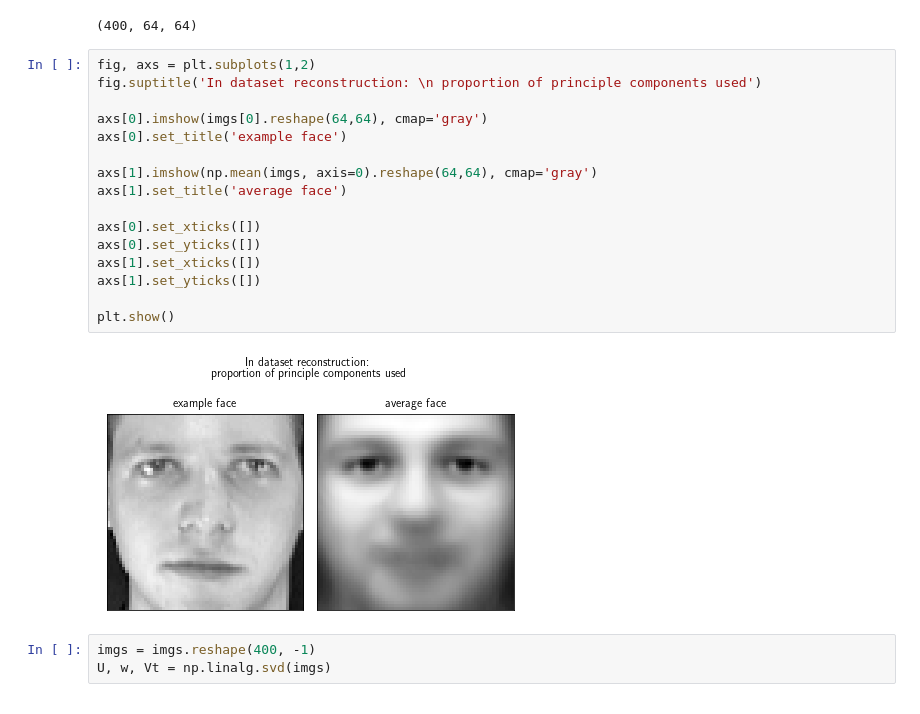
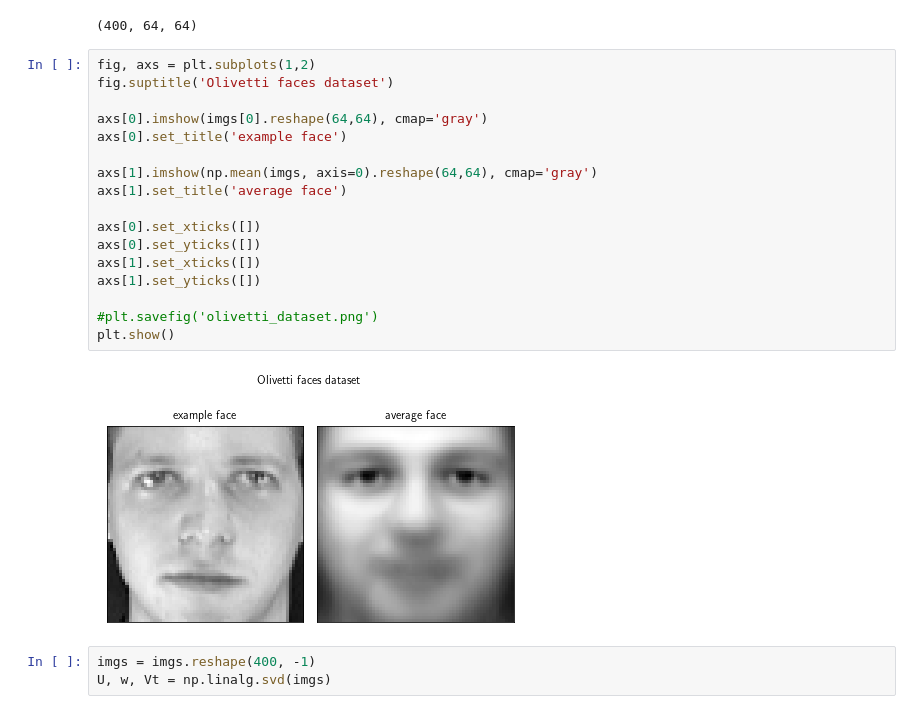
Before and after one commit to hws1302/pca-article, a Jupyter notebook: PCA.ipynb, the cells around one changed output. Saved outputs shown, nothing was run; the diff lists cells and outputs as text.

Commit message:
save figures to put in readme

```diff
--- a/PCA.ipynb
+++ b/PCA.ipynb
@@ -292,22 +292,23 @@ print(imgs.shape)
 (400, 64, 64)
 # %%
 fig, axs = plt.subplots(1,2)
-fig.suptitle('In dataset reconstruction: \n proportion of principle components used')
+fig.suptitle('Olivetti faces dataset')
 
 axs[0].imshow(imgs[0].reshape(64,64), cmap='gray')
 axs[0].set_title('example face')
 
 axs[1].imshow(np.mean(imgs, axis=0).reshape(64,64), cmap='gray')
 axs[1].set_title('average face')
 
 axs[0].set_xticks([])
 axs[0].set_yticks([])
 axs[1].set_xticks([])
 axs[1].set_yticks([])
 
+#plt.savefig('olivetti_dataset.png')
 plt.show()
 # %% [output]
-[figure, old version]
+[figure, new version]
 # %%
 imgs = imgs.reshape(400, -1)
 U, w, Vt = np.linalg.svd(imgs)
```
Also changed, not shown: parts of 12 cells of this notebook, 5 other files.
